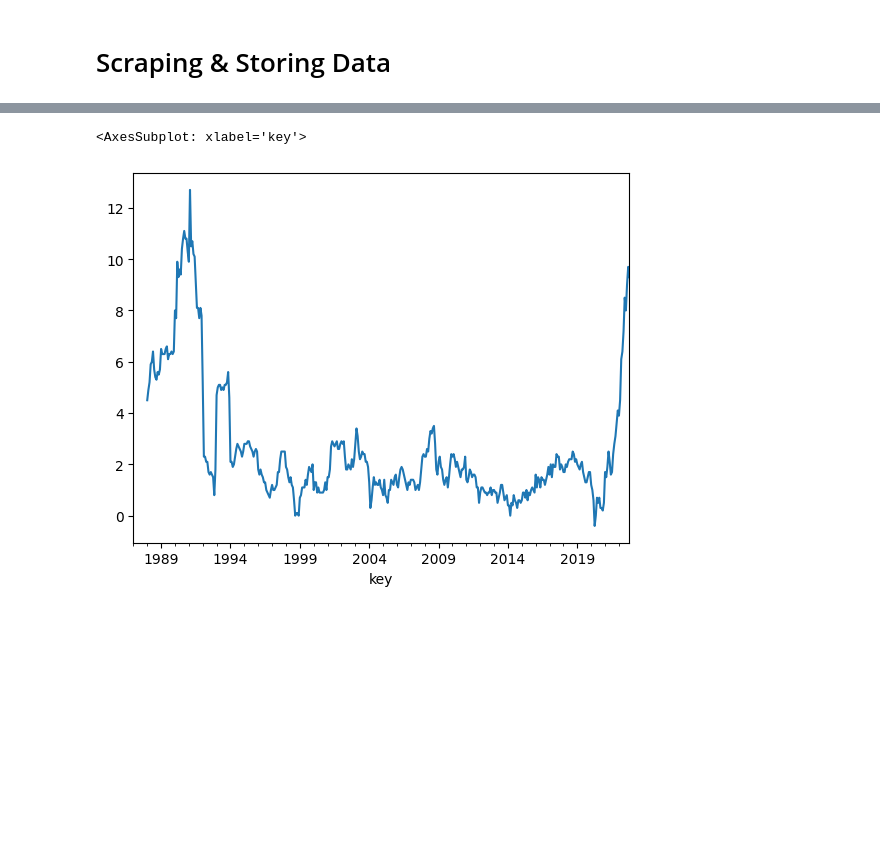
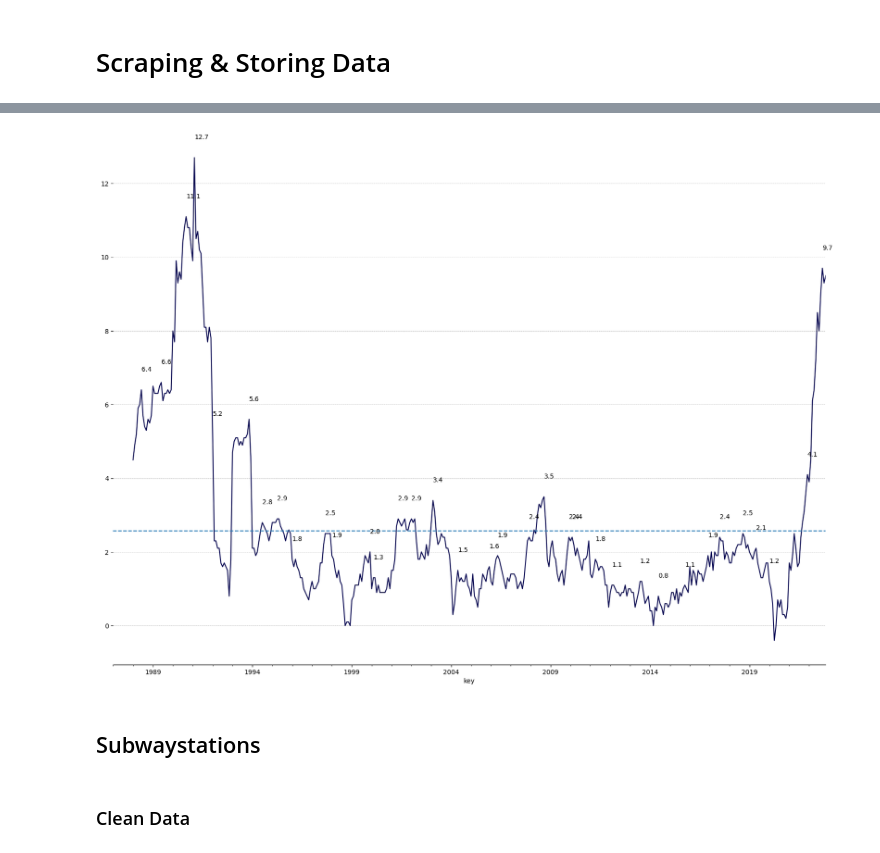
Before and after one commit to cfuru/Azure-Functions, a Jupyter notebook: func-booli-scraper-001/1_scraping_data.ipynb, the cells around one changed output, grey strips where cells are left out. Cells and saved outputs as stored; diff of their text form; code cells hidden in the pictures; blank space fills up the shorter version.

```diff
--- a/func-booli-scraper-001/1_scraping_data.ipynb
+++ b/func-booli-scraper-001/1_scraping_data.ipynb
@@ -114,5 +162,28 @@ df.head()
-# %%
-df.iloc[:,2].plot()
-# %% [output]
-<AxesSubplot: xlabel='key'>
-[figure, removed]
+# %%
+df_plot = df.copy()
+df_plot["Year"] = df.index.year
+df_plot.columns = ["CPIF_index", "CPIF_monthlyChange", "CPIF_annualChange", "Year"]
+df_plot = df_plot[["Year", "CPIF_annualChange"]]
+
+fig, ax = plt.subplots(figsize = (20,15))
+df_plot["CPIF_annualChange"].plot(kind = "line", linestyle = "-", color = "#00004d")
+ax.spines["top"].set_visible(False)
+ax.spines["right"].set_visible(False)
+ax.spines["left"].set_visible(False)
+ax.spines["bottom"].set_visible(True)
+ax.get_xaxis().tick_bottom()
+ax.get_yaxis().tick_left()
+ax.grid(axis = "y", linestyle = "--", linewidth = 0.5)
+
+for year in df_plot.Year.unique():
+    x_max = df_plot[df_plot.Year == year]["CPIF_annualChange"].idxmax(axis = 0)
+    y_max = df_plot[df_plot.Year == year]["CPIF_annualChange"].max()
+
+    ax.annotate(f"{y_max}", xy = (x_max, y_max), xytext = (x_max, y_max + 0.5))#, arrowprops = dict(facecolor='black'))
+
+
+ax.axhline(y = np.nanmean(df_plot.CPIF_annualChange), linestyle = "--", label = "Average")
+
+plt.show()
+# %% [output]
+[figure, added]
@@ -118,0 +193,2 @@ df.iloc[:,2].plot()
+# %% [markdown]
+## Subwaystations
@@ -118,0 +199,2 @@ df.iloc[:,2].plot()
+# %% [markdown]
+### Clean Data
```
Also changed, not shown: parts of 30 cells of this notebook.
